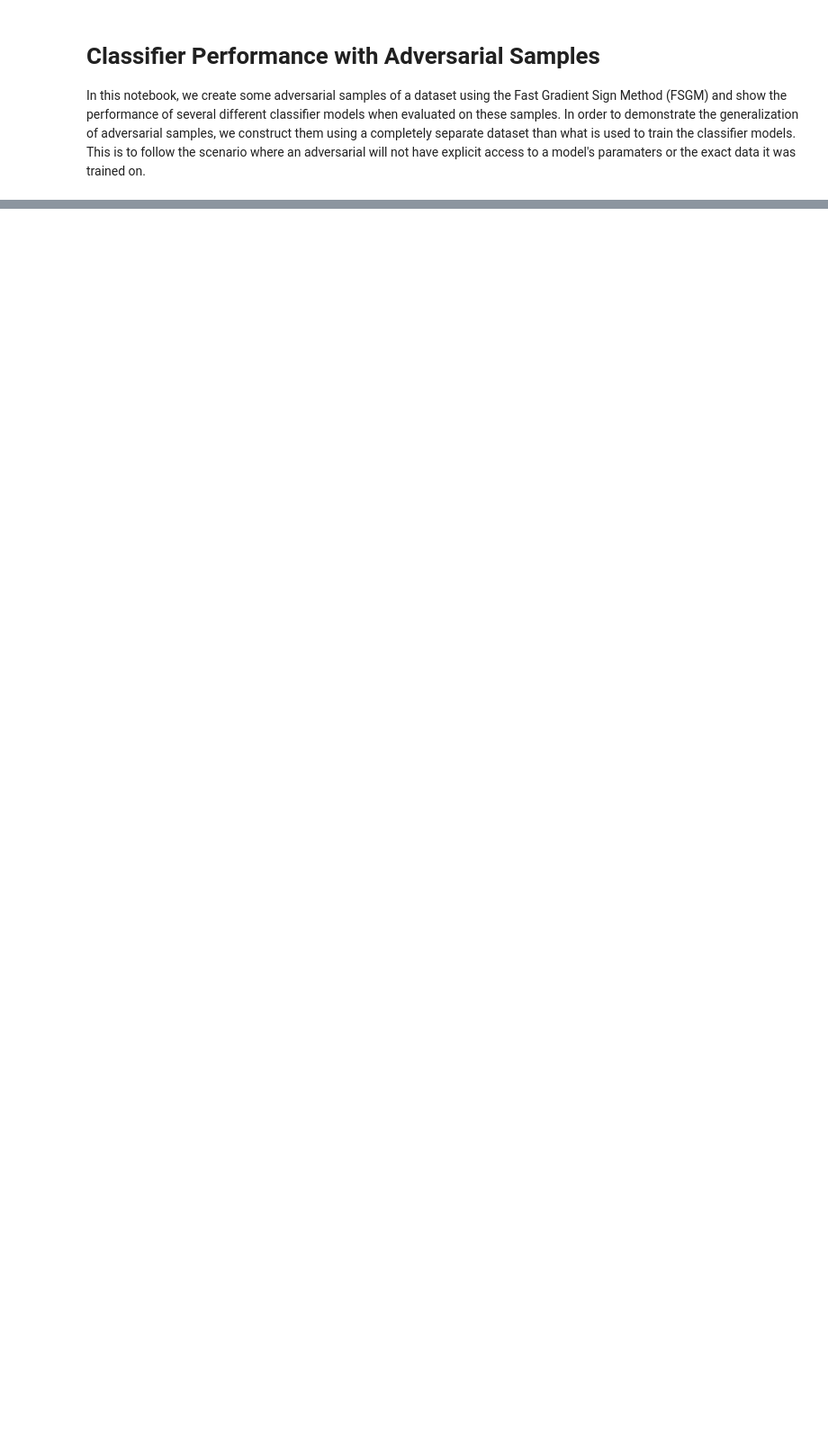
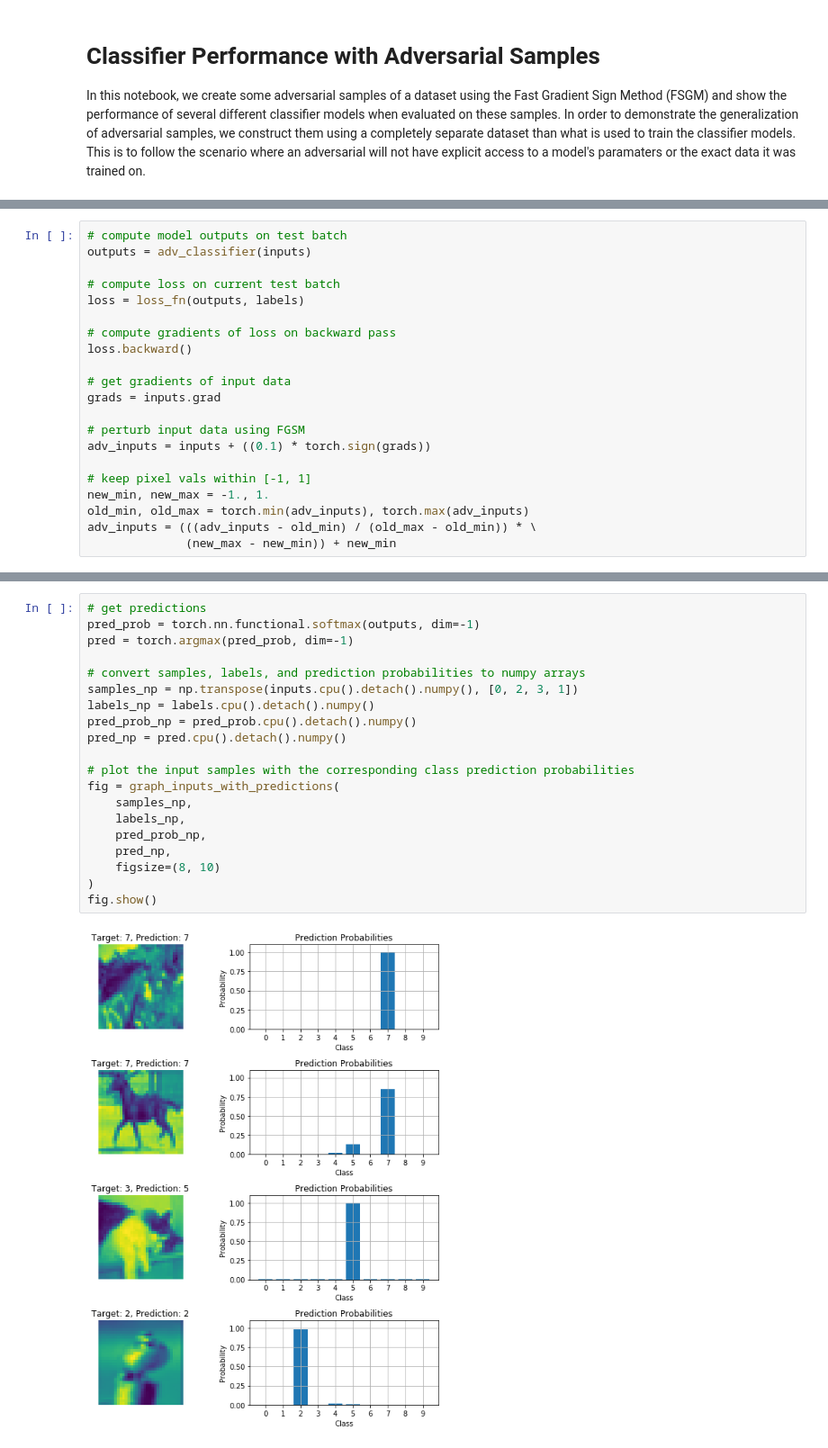
Before and after one commit to dylanell/adversarial-samples, a Jupyter notebook: notebook.ipynb, the cells around one changed output, grey strips where cells are left out. Shown at 90% size. Cells and saved outputs as stored; diff of their text form; blank space fills up the shorter version.

Commit message:
analyzing adversarial examples in notebook and added helper plotting function to data utils

```diff
--- a/notebook.ipynb
+++ b/notebook.ipynb
@@ -85,0 +128,21 @@ for classifier in classifiers:
+# %%
+# compute model outputs on test batch
+outputs = adv_classifier(inputs)
+
+# compute loss on current test batch
+loss = loss_fn(outputs, labels)
+
+# compute gradients of loss on backward pass
+loss.backward()
+
+# get gradients of input data
+grads = inputs.grad
+
+# perturb input data using FGSM
+adv_inputs = inputs + ((0.1) * torch.sign(grads))
+
+# keep pixel vals within [-1, 1]
+new_min, new_max = -1., 1.
+old_min, old_max = torch.min(adv_inputs), torch.max(adv_inputs)
+adv_inputs = (((adv_inputs - old_min) / (old_max - old_min)) * \
+              (new_max - new_min)) + new_min
@@ -85,0 +151,22 @@ for classifier in classifiers:
+# %%
+# get predictions
+pred_prob = torch.nn.functional.softmax(outputs, dim=-1)
+pred = torch.argmax(pred_prob, dim=-1)
+
+# convert samples, labels, and prediction probabilities to numpy arrays
+samples_np = np.transpose(inputs.cpu().detach().numpy(), [0, 2, 3, 1])
+labels_np = labels.cpu().detach().numpy()
+pred_prob_np = pred_prob.cpu().detach().numpy()
+pred_np = pred.cpu().detach().numpy()
+
+# plot the input samples with the corresponding class prediction probabilities
+fig = graph_inputs_with_predictions(
+    samples_np,
+    labels_np,
+    pred_prob_np,
+    pred_np,
+    figsize=(8, 10)
+)
+fig.show()
+# %% [output]
+[figure, added]
```
Also changed, not shown: parts of 14 cells of this notebook, 1 other file.
